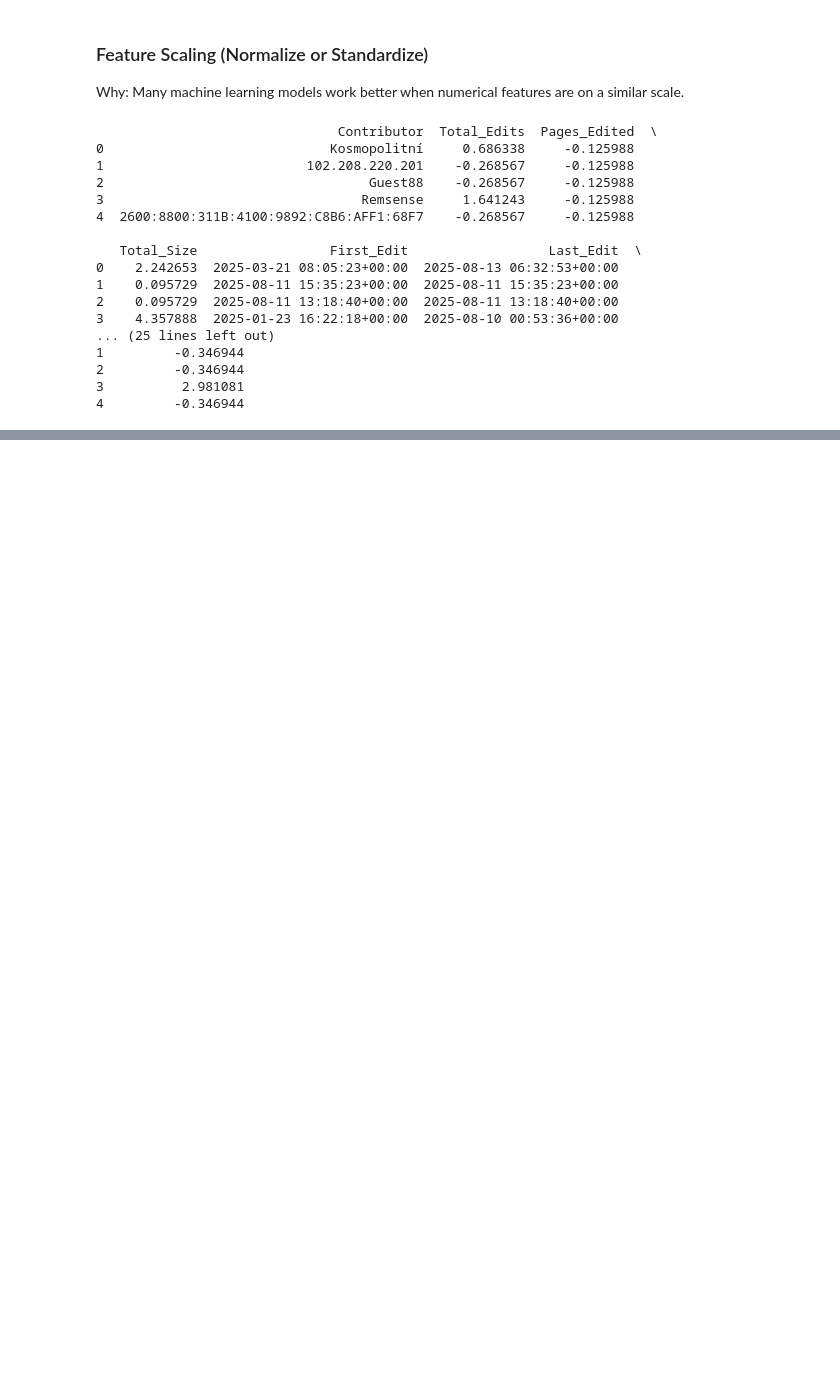
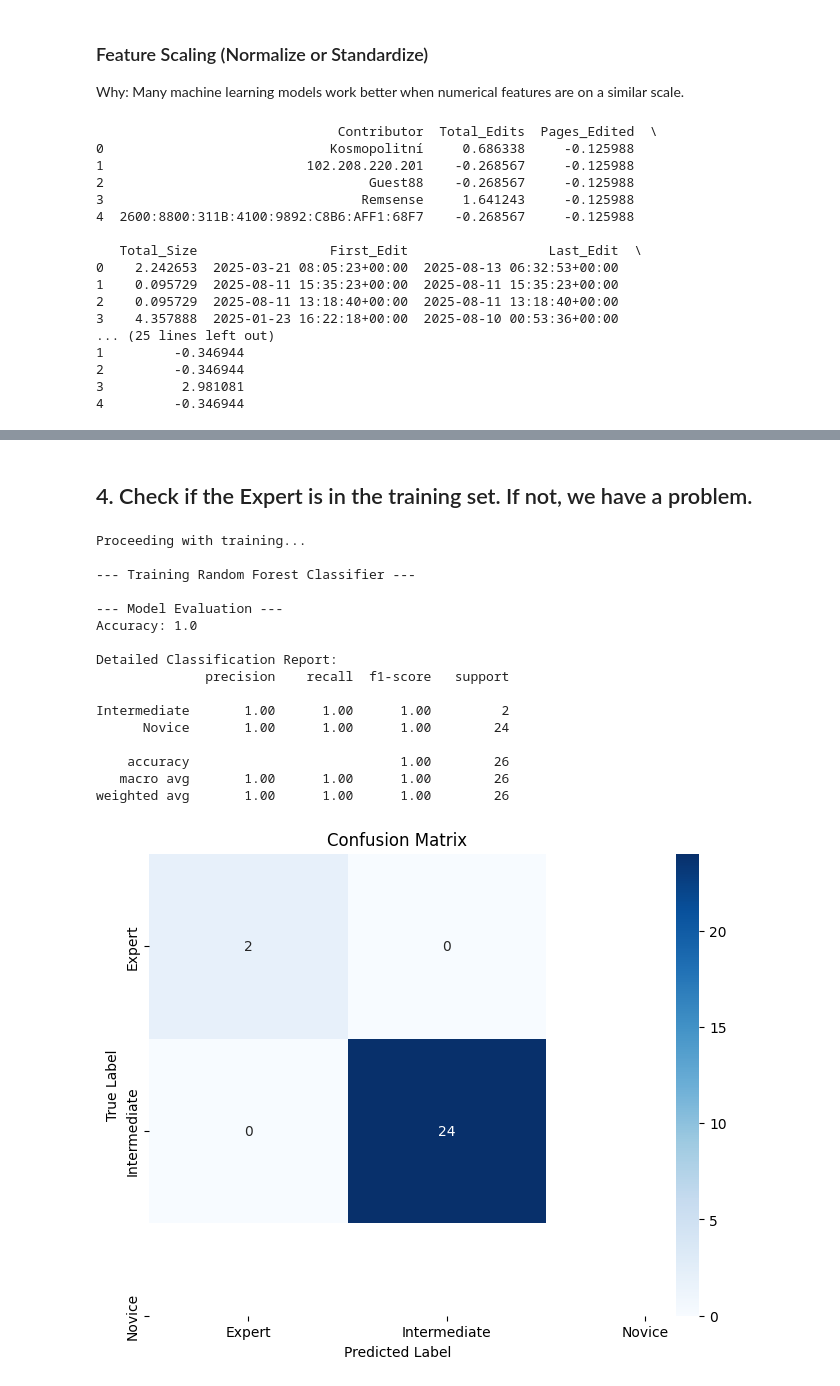
Before and after one commit to Ezra-11/knowledge-level-of-wikipedia, a Jupyter notebook: DataMining_project.ipynb, the cells around one changed output, grey strips where cells are left out. Drawn from its saved outputs; the diff is of its cells as text; code cells hidden in the pictures; blank space fills up the shorter version.

```diff
--- a/DataMining_project.ipynb
+++ b/DataMining_project.ipynb
@@ -714,0 +993,7 @@ print(df.head())
+# %%
+X = df_labeled.drop(['Knowledge_Level', 'Knowledge_Level_Label'], axis=1)
+y = df_labeled['Knowledge_Level_Label'] # This is our target variable
+
+print("\nFeatures shape:", X.shape)
+print("Target shape:", y.shape)
+print("Target value counts:\n", y.value_counts())
@@ -714,0 +1011,10 @@ print(df.head())
+# %%
+# Remove the 'stratify=y' parameter
+X_train, X_test, y_train, y_test = train_test_split(X, y, test_size=0.2, random_state=42)
+
+print(f"\nTraining set size: {X_train.shape[0]}")
+print(f"Testing set size: {X_test.shape[0]}")
+print("\nClass distribution in Training set:")
+print(y_train.value_counts())
+print("\nClass distribution in Test set:")
+print(y_test.value_counts())
@@ -714,0 +1037,49 @@ print(df.head())
+# %% [markdown]
+## 4. Check if the Expert is in the training set. If not, we have a problem.
+# %%
+if 'Expert' not in y_train.values:
+    print("\n*** WARNING: The 'Expert' sample is in the TEST set. The model will not learn how to identify experts.")
+    print("Consider using a different random_state or manually adjusting the split.")
+else:
+    print("\nProceeding with training...")
+
+    # 5. Train a Classifier
+    print("\n--- Training Random Forest Classifier ---")
+    rf_classifier = RandomForestClassifier(n_estimators=100, random_state=42)
+    rf_classifier.fit(X_train, y_train)
+
+    # 6. Make predictions on the test set
+    y_pred = rf_classifier.predict(X_test)
+
+    # 7. Evaluate the Classifier
+    print("\n--- Model Evaluation ---")
+    print("Accuracy:", accuracy_score(y_test, y_pred))
+    print("\nDetailed Classification Report:")
+    print(classification_report(y_test, y_pred))
+
+    # 8. Visualize the Confusion Matrix
+    cm = confusion_matrix(y_test, y_pred)
+    plt.figure(figsize=(8, 6))
+    sns.heatmap(cm, annot=True, fmt='d', cmap='Blues', xticklabels=rf_classifier.classes_, yticklabels=rf_classifier.classes_)
+    plt.xlabel('Predicted Label')
+    plt.ylabel('True Label')
+    plt.title('Confusion Matrix')
+    plt.show()
+# %% [output]
+Proceeding with training...
+
+--- Training Random Forest Classifier ---
+
+--- Model Evaluation ---
+Accuracy: 1.0
+
+Detailed Classification Report:
+              precision    recall  f1-score   support
+
+Intermediate       1.00      1.00      1.00         2
+      Novice       1.00      1.00      1.00        24
+
+    accuracy                           1.00        26
+   macro avg       1.00      1.00      1.00        26
+weighted avg       1.00      1.00      1.00        26
+[figure, added]
```
Also changed, not shown: parts of 27 cells of this notebook.
